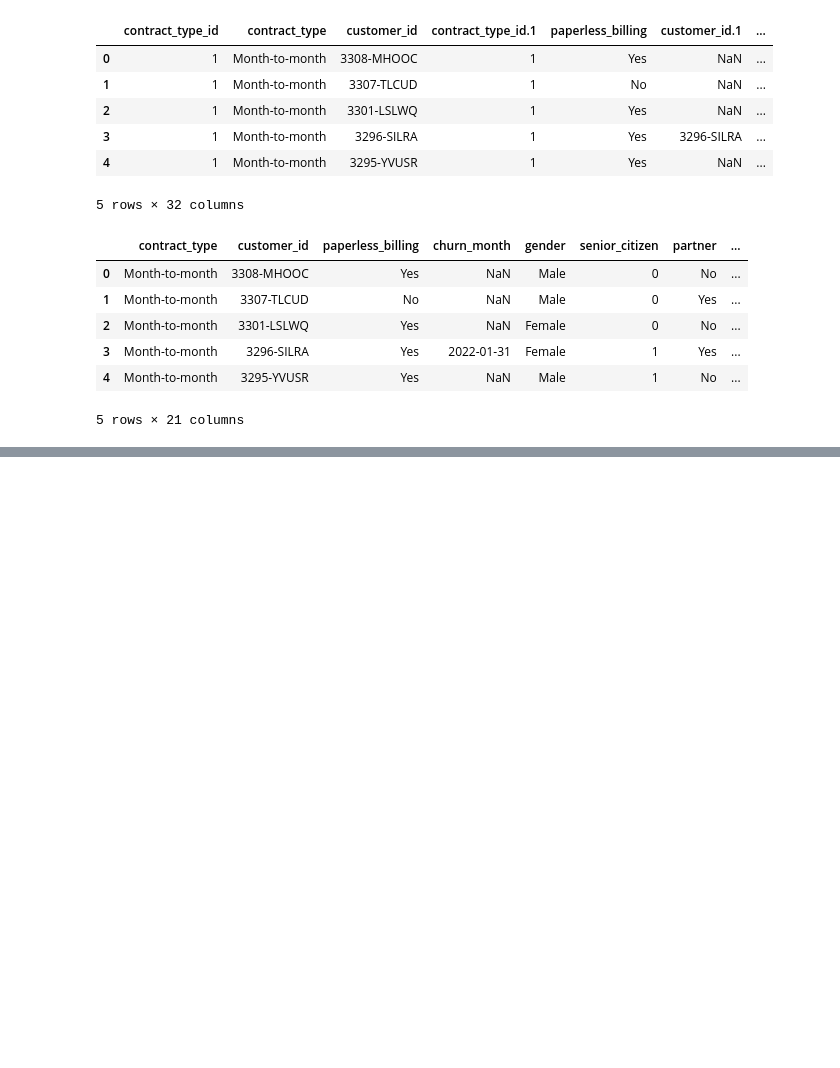
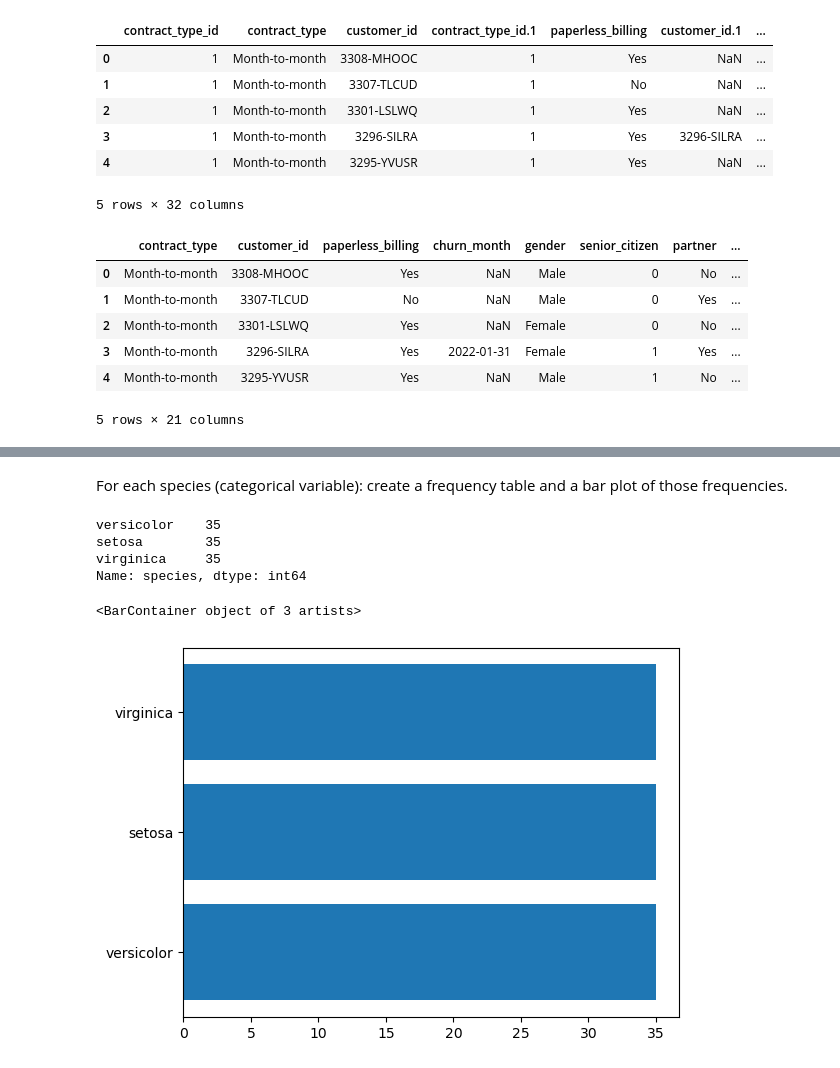
Before and after one commit to Msalazar2/classification-exercises, a Jupyter notebook: classification_exercises.ipynb, the cells around one changed output, grey strips where cells are left out. Saved outputs shown, nothing was run; the diff lists cells and outputs as text; code cells hidden in the pictures; blank space fills up the shorter version.

```diff
--- a/classification_exercises.ipynb
+++ b/classification_exercises.ipynb
@@ -601,0 +708,15 @@ ValueError: Input contains NaN
+# %% [markdown]
+For each species (categorical variable): create a frequency table and a bar plot of those frequencies.
+# %%
+f_table = train.species.value_counts()
+f_table
+# %% [output]
+versicolor    35
+setosa        35
+virginica     35
+Name: species, dtype: int64
+# %%
+plt.barh(f_table.index, f_table)
+# %% [output]
+<BarContainer object of 3 artists>
+[figure, added]
```
Also changed, not shown: parts of 44 cells of this notebook, 3 other files.
